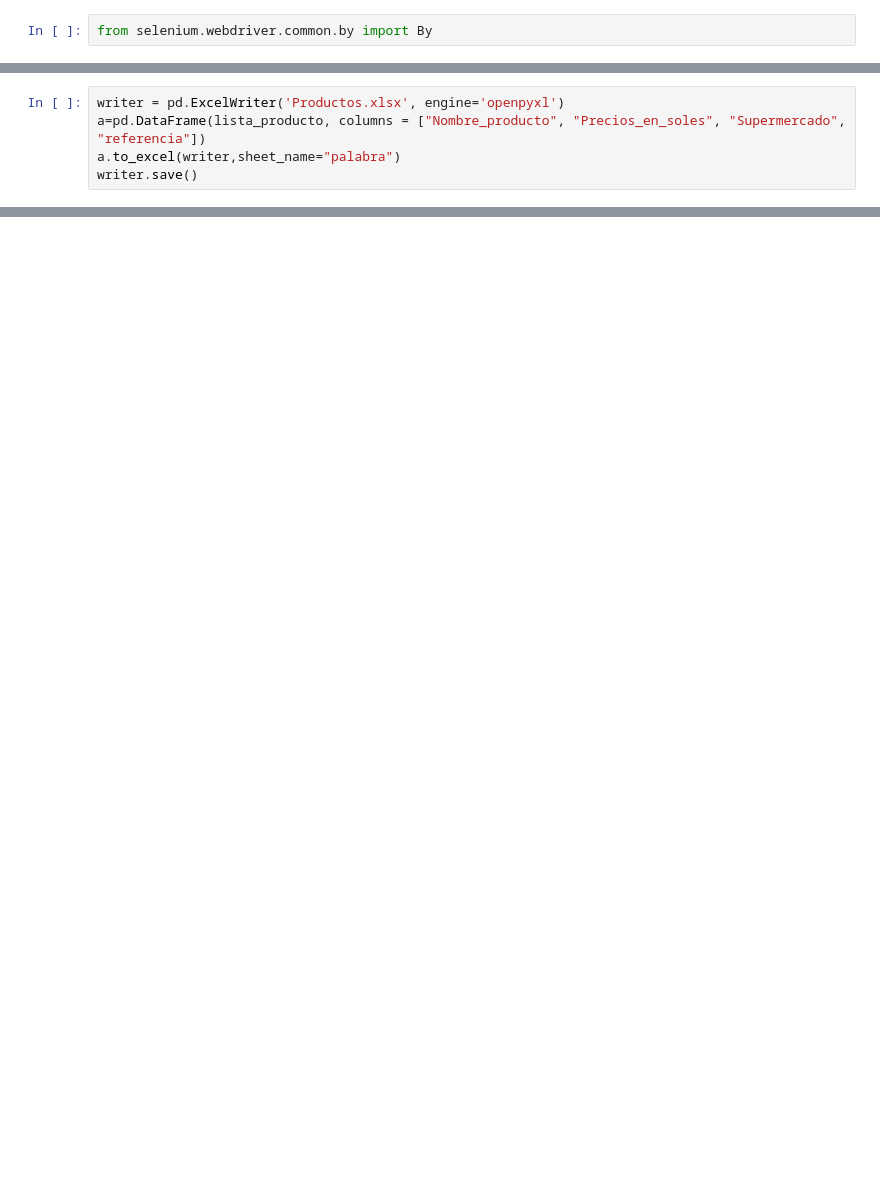
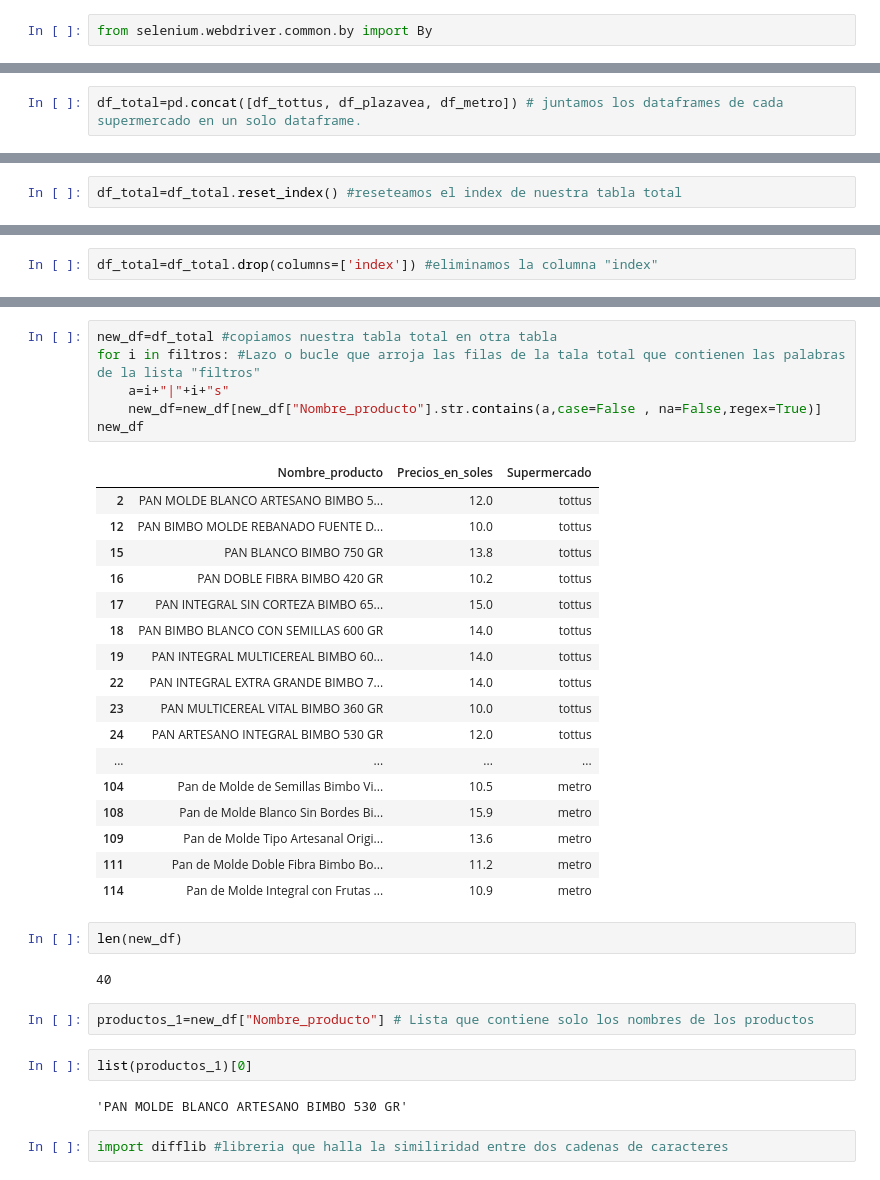
Before and after one commit to rmCamilo-Mendez/TRABAJO-FINAL-LP2, a Jupyter notebook: TRABAJO FINAL.ipynb, the cells around one changed output, grey strips where cells are left out. Saved outputs shown, nothing was run; the diff lists cells and outputs as text; blank space fills up the shorter version.

```diff
--- a/TRABAJO FINAL.ipynb
+++ b/TRABAJO FINAL.ipynb
@@ -252,0 +251,2 @@ df_tottus
+# %%
+df_total=pd.concat([df_tottus, df_plazavea, df_metro]) # juntamos los dataframes de cada supermercado en un solo dataframe.
@@ -252,0 +265,2 @@ df_tottus
+# %%
+df_total=df_total.reset_index() #reseteamos el index de nuestra tabla total
@@ -252,0 +271,2 @@ df_tottus
+# %%
+df_total=df_total.drop(columns=['index']) #eliminamos la columna "index"
@@ -278,5 +294,0 @@ lista_producto
-# %%
-writer = pd.ExcelWriter('Productos.xlsx', engine='openpyxl')
-a=pd.DataFrame(lista_producto, columns = ["Nombre_producto", "Precios_en_soles", "Supermercado", "referencia"])
-a.to_excel(writer,sheet_name="palabra")
-writer.save()
@@ -282,0 +315,36 @@ writer.save()
+# %%
+new_df=df_total #copiamos nuestra tabla total en otra tabla
+for i in filtros: #Lazo o bucle que arroja las filas de la tala total que contienen las palabras de la lista "filtros"
+    a=i+"|"+i+"s"
+    new_df=new_df[new_df["Nombre_producto"].str.contains(a,case=False , na=False,regex=True)]
+new_df
+# %% [output]
+|  | Nombre_producto | Precios_en_soles | Supermercado |
+| 2 | PAN MOLDE BLANCO ARTESANO BIMBO 5... | 12.0 | tottus |
+| 12 | PAN BIMBO MOLDE REBANADO FUENTE D... | 10.0 | tottus |
+| 15 | PAN BLANCO BIMBO 750 GR | 13.8 | tottus |
+| 16 | PAN DOBLE FIBRA BIMBO 420 GR | 10.2 | tottus |
+| 17 | PAN INTEGRAL SIN CORTEZA BIMBO 65... | 15.0 | tottus |
+| 18 | PAN BIMBO BLANCO CON SEMILLAS 600 GR | 14.0 | tottus |
+| 19 | PAN INTEGRAL MULTICEREAL BIMBO 60... | 14.0 | tottus |
+| 22 | PAN INTEGRAL EXTRA GRANDE BIMBO 7... | 14.0 | tottus |
+| 23 | PAN MULTICEREAL VITAL BIMBO 360 GR | 10.0 | tottus |
+| 24 | PAN ARTESANO INTEGRAL BIMBO 530 GR | 12.0 | tottus |
+| ... | ... | ... | ... |
+| 104 | Pan de Molde de Semillas Bimbo Vi... | 10.5 | metro |
+| 108 | Pan de Molde Blanco Sin Bordes Bi... | 15.9 | metro |
+| 109 | Pan de Molde Tipo Artesanal Origi... | 13.6 | metro |
+| 111 | Pan de Molde Doble Fibra Bimbo Bo... | 11.2 | metro |
+| 114 | Pan de Molde Integral con Frutas ... | 10.9 | metro |
+# %%
+len(new_df)
+# %% [output]
+40
+# %%
+productos_1=new_df["Nombre_producto"] # Lista que contiene solo los nombres de los productos
+# %%
+list(productos_1)[0]
+# %% [output]
+'PAN MOLDE BLANCO ARTESANO BIMBO 530 GR'
+# %%
+import difflib #libreria que halla la similiridad entre dos cadenas de caracteres
```
Also changed, not shown: parts of 105 cells of this notebook.
